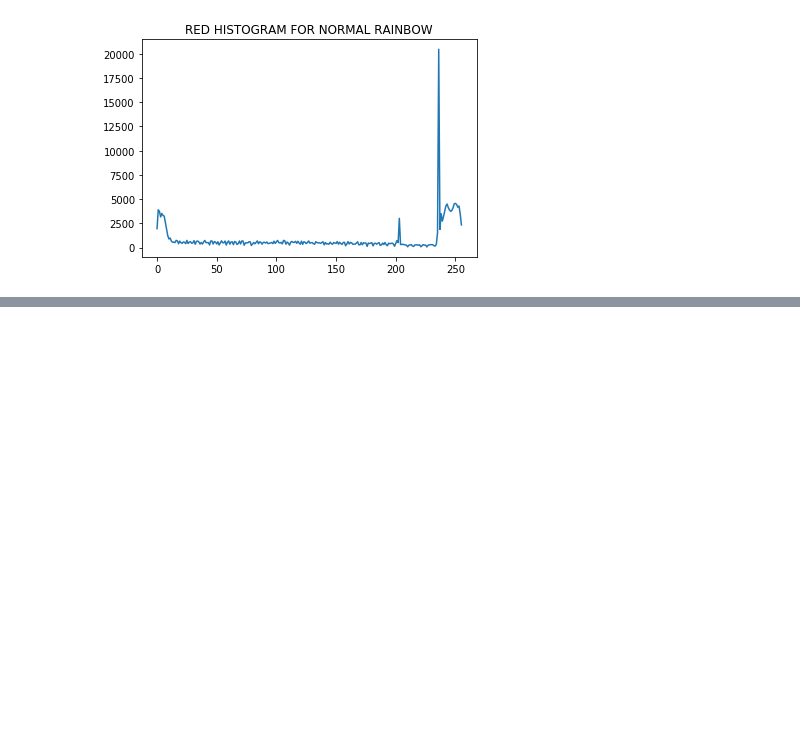
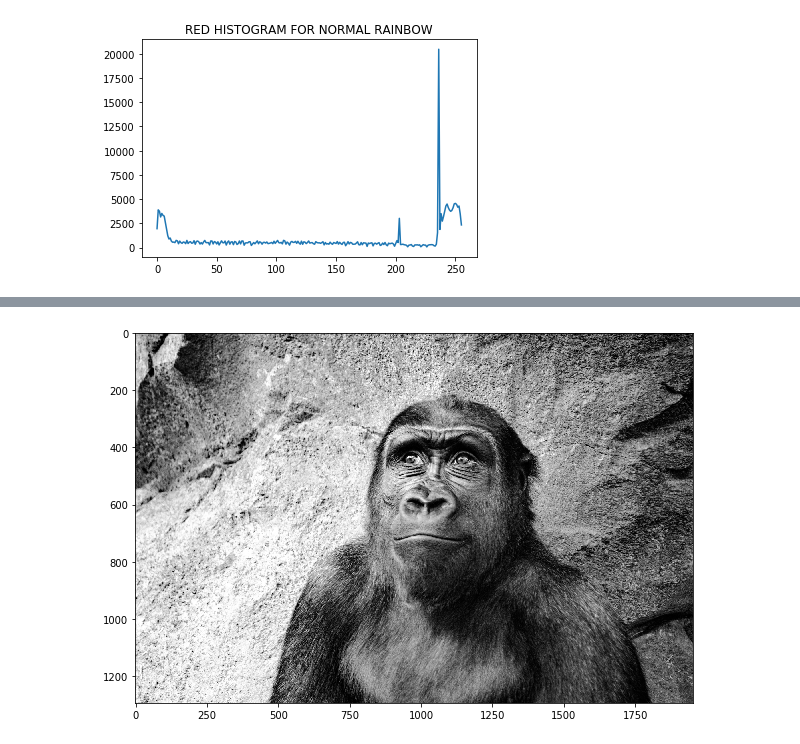
Before and after one commit to neemiasbsilva/dl-and-computer-vision, a Jupyter notebook: image-processing/histograms-means-image.ipynb, the cells around one changed output, grey strips where cells are left out. Cells and saved outputs as stored; diff of their text form; code cells hidden in the pictures; blank space fills up the shorter version.

```diff
--- a/image-processing/histograms-means-image.ipynb
+++ b/image-processing/histograms-means-image.ipynb
@@ -159,0 +188,4 @@ Text(0.5, 1.0, 'RED HISTOGRAM FOR NORMAL RAINBOW')
+# %%
+display(eq_gorilla, cmap='gray')
+# %% [output]
+[figure, added]
```
Also changed, not shown: parts of 23 cells of this notebook.
